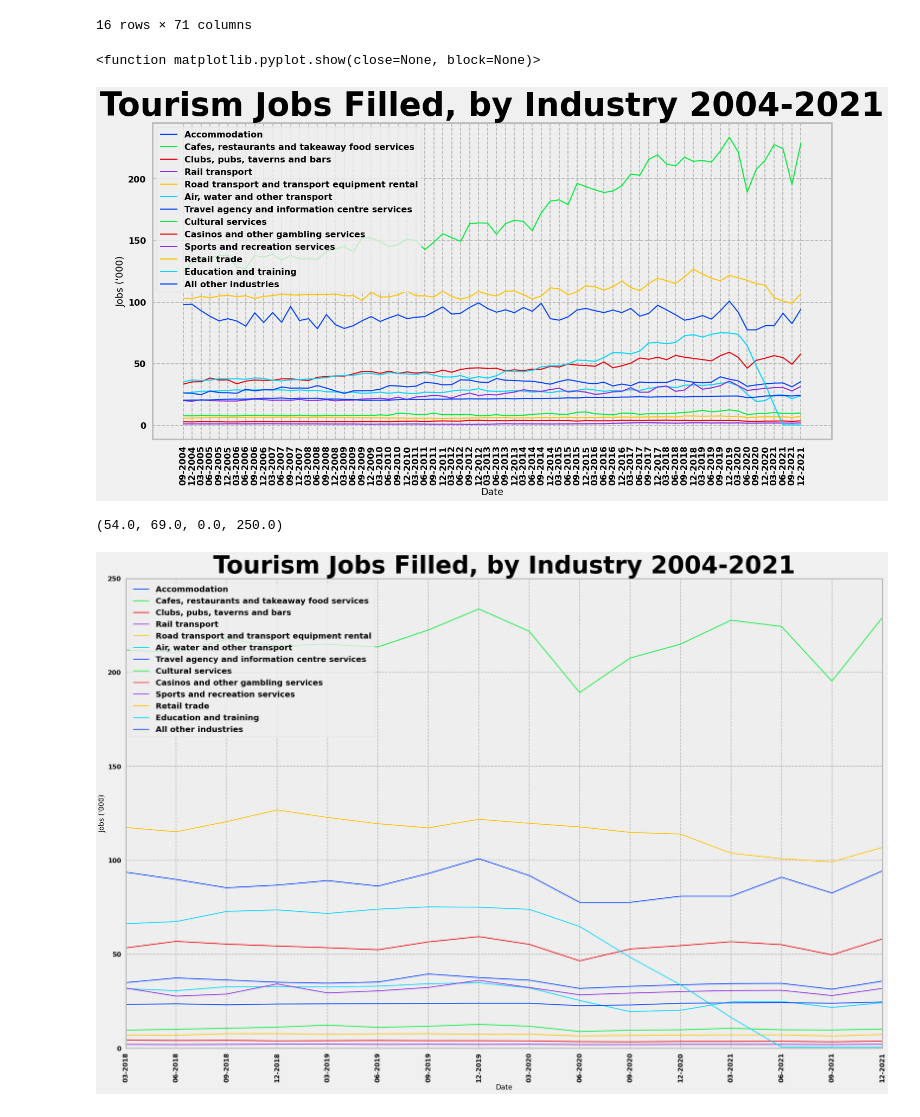
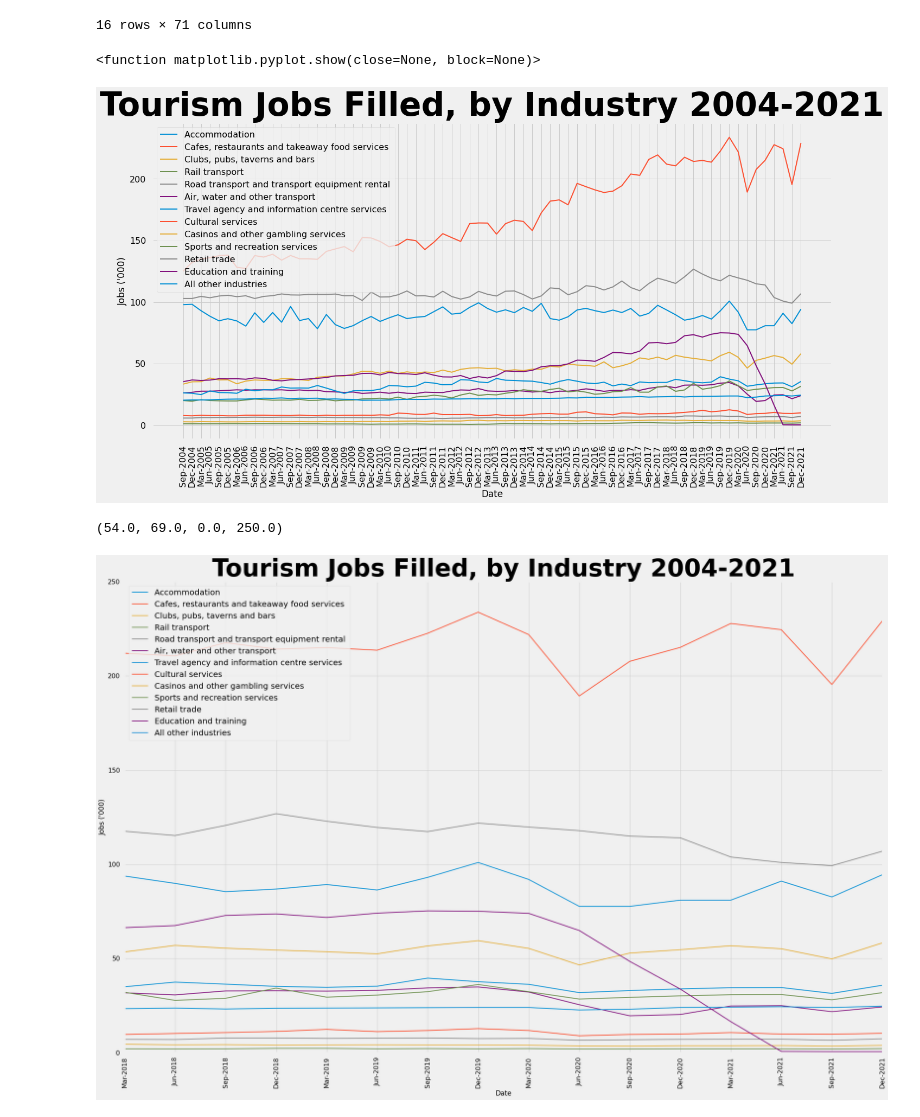
Before and after one commit to JasonDButt/project-1-group-10, a Jupyter notebook: Project-1-Tourism.ipynb, the cells around one changed output. Saved outputs shown, nothing was run; the diff lists cells and outputs as text; code cells hidden in the pictures.

```diff
--- a/Project-1-Tourism.ipynb
+++ b/Project-1-Tourism.ipynb
@@ -34,32 +34,32 @@ labour_df
 # %%
 plt.figure(figsize=(20,10))
 plot_df = labour_df.drop(labels=[12, 14,15])
 plot_df.reset_index(drop=True,inplace=True)
-plot_df
 
 labels=[]
+
 
 for index,row in plot_df.iterrows():
     x_axis = plot_df.columns.values.tolist()
     x_axis.pop(0)
     y_axis = plot_df.loc[index,:].values.tolist()
     y_axis.pop(0)
     labels.append(plot_df.iloc[index,0])
     plt.plot(x_axis,y_axis, linewidth=2, markersize=2)
     plt.xticks(ticks=x_axis,rotation=90)
 
-plt.style.use('seaborn-poster')
+plt.style.use('fivethirtyeight')
 font = {'family' : 'sans-serif',
         'weight' : 'bold',
         'size'   : 60}
 plt.title("Tourism Jobs Filled, by Industry 2004-2021", fontdict=font)
 plt.xlabel("Date")
 plt.ylabel("Jobs ('000)")
-plt.legend(labels)
+plt.legend(labels,loc="upper left")
 plt.show
 # %% [output]
 <function matplotlib.pyplot.show(close=None, block=None)>
-[figure, old version]
+[figure, new version]
 # %%
 # Cafes, restaurants and takeaway food services is the industry with the most jobs pre and post covid
 # This industry suffered two large drops in number of employees, but seems to have recovered these losses to almost pre-covid numbers
@@ -77,7 +77,7 @@ for index,row in plot_df.iterrows():
     plt.plot(x_axis,y_axis, linewidth=2, markersize=2)
     plt.xticks(ticks=x_axis,rotation=90)
 
-plt.style.use('seaborn-poster')
+plt.style.use('fivethirtyeight')
 font = {'family' : 'sans-serif',
         'weight' : 'bold',
         'size'   : 60}
@@ -87,10 +87,10 @@ plt.xlabel("Date")
 plt.ylabel("Jobs ('000)")
 plt.legend(labels,loc="upper left", fontsize=20)
 plt.show
-plt.axis(["03-2018","12-2021",0,250])
+plt.axis(["Mar-2018","Dec-2021",0,250])
 # %% [output]
 (54.0, 69.0, 0.0, 250.0)
-[figure, old version]
+[figure, new version]
 # %%
 # In this close up we see the Hospitality industry begins to drop after December 2019, and a more significant drop at March 2020.
 # We see another drop in jobs filled at June 2021, before they pick up again after September 2021
```
Also changed, not shown: parts of 8 cells of this notebook.
